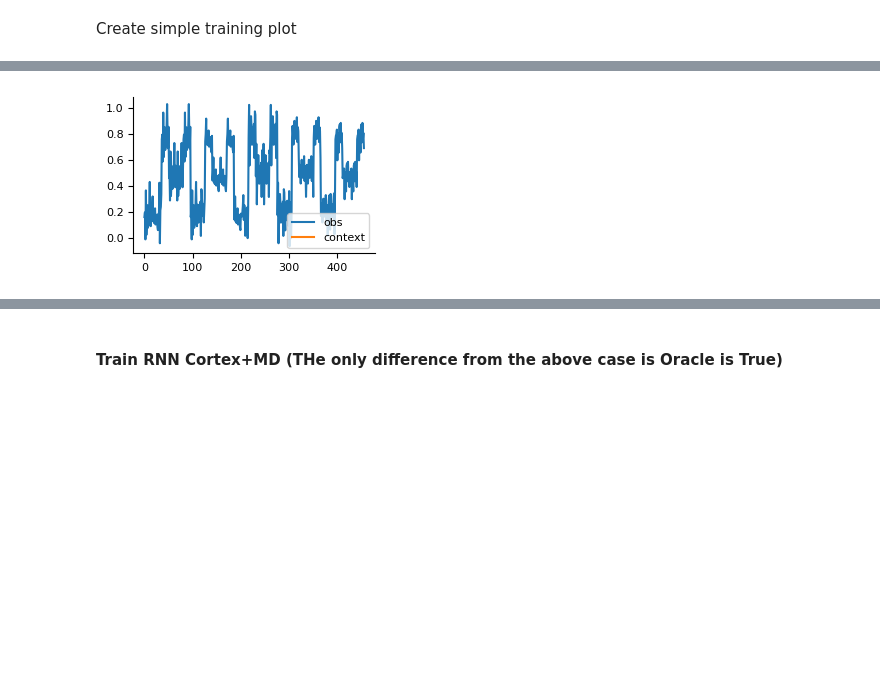
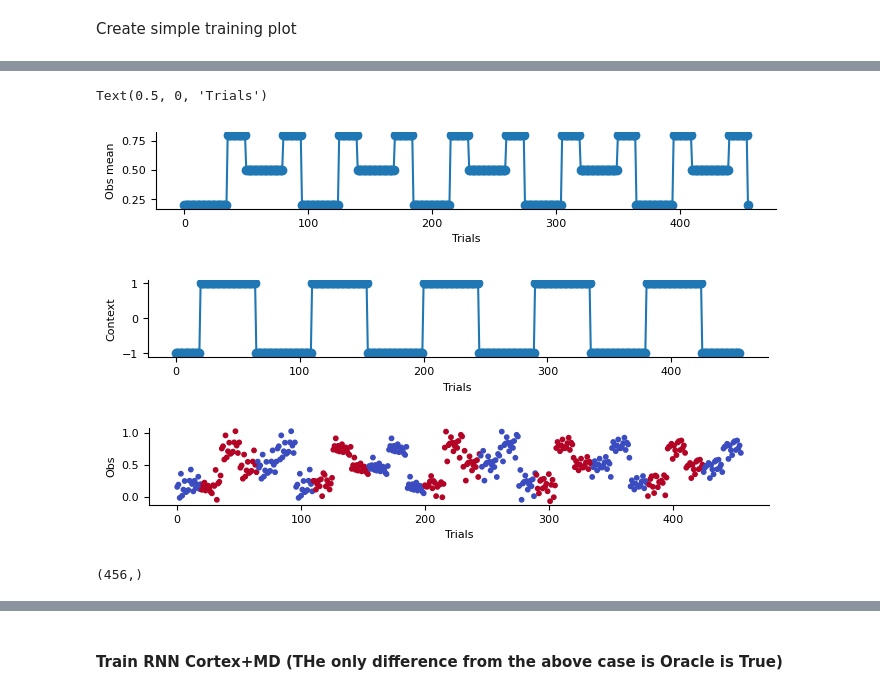
Before and after one commit to hummosa/contextual_switching_task, a Jupyter notebook: hierarchical_gaussians.ipynb, the cells around one changed output, grey strips where cells are left out. Saved outputs shown, nothing was run; the diff lists cells and outputs as text; code cells hidden in the pictures; blank space fills up the shorter version.

Commit message:
hieararchi extraction working but even untrained

```diff
--- a/hierarchical_gaussians.ipynb
+++ b/hierarchical_gaussians.ipynb
@@ -111,17 +99,59 @@ dict_keys(['correct_action', 'obs', 'context_oh', 'reward', 'action', 'done', 'o
-# %%
-# subplot obs and context
-fig, ax = plt.subplots(1,1, figsize=(3,2))
-ax.plot(obs.squeeze(), label='obs')
-ax.plot(context.squeeze().reshape(-1), label='context') # remove extra dimensions from context array and reshape to match obs
-ax.legend()
-plt.tight_layout()
-
-# Example analysis
-#
-# log.md_context_modulation = np.dot(config.context_vector, mdrates[:,0] )/ np.sum(config.context_vector>0) # normalize by no of trials for each context. Taking MD neuron 0 or 1 should be equal.
-# log.md_context_modulation = np.abs(log.md_context_modulation)
-# cue_vector = np.ones(np.sum(config.variable_trials_per_block))
-# cue_vector[log.Inputs[:,1] == 1] = -1
-# log.md_cue_modulation = np.abs( np.dot(cue_vector, mdrates[:,0]/np.sum(cue_vector>0)))
-# %% [output]
-[figure, removed]
+# %%
+# get the obs from the memory buffer
+obs = testing_memory_buffer.timestep_data['obs']
+obs = np.array(obs)
+
+env_key = testing_memory_buffer.timestep_data['context_names']
+means = []
+for env_key in testing_memory_buffer.timestep_data['context_names']:
+    mean = testing_env.envs[env_key]['kwargs']['mean']
+    means.append(mean)
+means = np.array(means)
+
+# create a wide and short subplots and plot the means
+fig, ax = plt.subplots(1,1, figsize=(8,1))
+ax.plot(means, 'o-')
+ax.set_ylabel('Obs mean')
+ax.set_xlabel('Trials')
+
+# now plot the signal corresponding to the high level context
+fig, ax = plt.subplots(1,1, figsize=(8,1))
+
+                # sequence_position = self.block_i % (len(self.seq2) +len(self.seq2))
+                # self.current_context = f'gauss{sequence_position}'
+max_trials = config.training_phases[0]['config']['max_trials_per_block']
+
+context2 = np.zeros(len(obs))
+# context2 is 1 for indices from 0 to 3*max_trials trials and the -1 from 3*max_trials trials to 6*max_trials trials and so on
+for i in range(len(context2)):
+    if i//(3*max_trials) % 2 == 0:
+        context2[i] = 1
+    else:
+        context2[i] = -1
+# the very first block is a special case, choosen always to be 20 and does not belong to any of the two sequences
+# append 20 -1s to the beginning of the context2 and then remove the last 20 elements
+context2 = np.concatenate([np.ones(20)*-1, context2])
+context2 = context2[:-20]
+# now plot the context2
+ax.plot(context2, 'o-')
+ax.set_ylabel('Context')
+ax.set_xlabel('Trials')
+
+# now plot observations colored by context:
+fig, ax = plt.subplots(1,1, figsize=(8,1))
+ax.scatter(np.arange(len(obs)), obs, c=context2, cmap='coolwarm', s=10)
+ax.set_ylabel('Obs')
+ax.set_xlabel('Trials')
+# %% [output]
+Text(0.5, 0, 'Trials')
+[figure, added]
+[figure, added]
+[figure, added]
+# %%
+# now get the gradients from the memory buffer
+grads = np.stack(testing_memory_buffer.timestep_data['thalamus_grad'])
+grads = grads.squeeze()[:, 0] # take only one unit grads
+
+grads.shape
+# %% [output]
+(456,)
```
Also changed, not shown: parts of 5 cells of this notebook, 1 other file.
